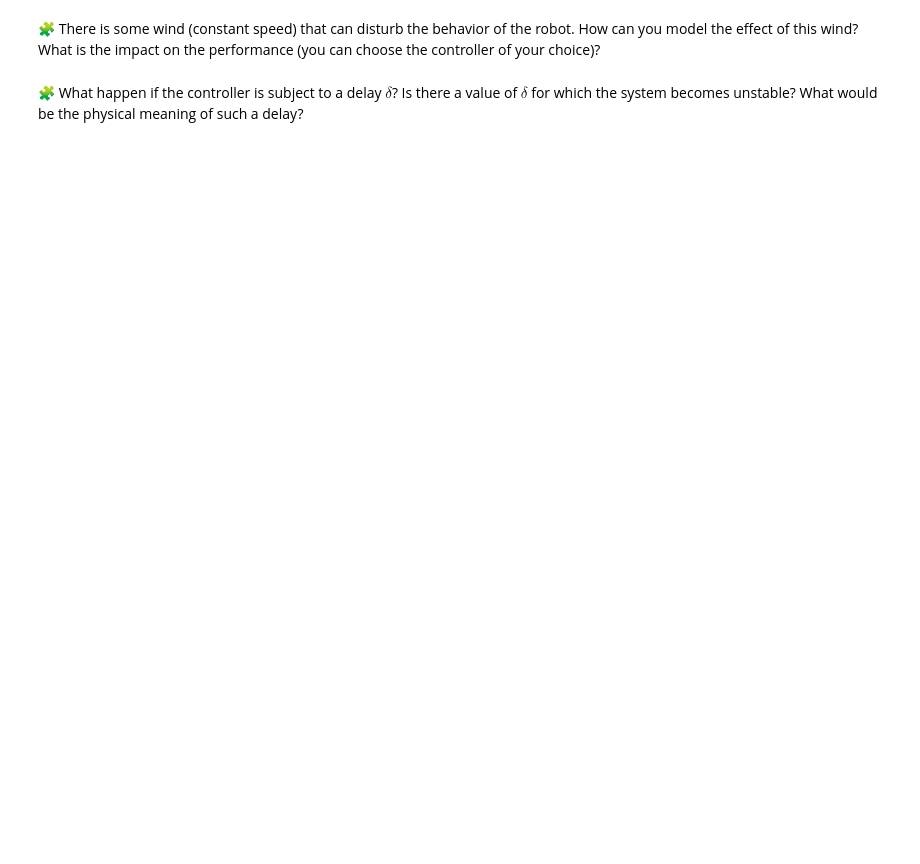
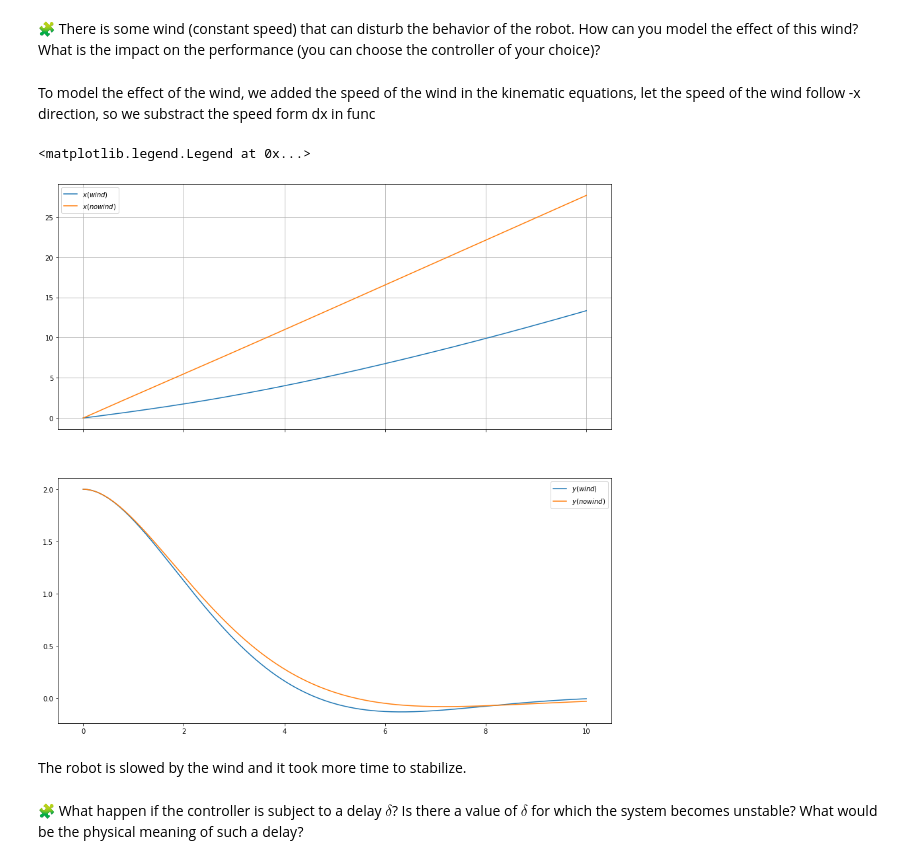
Before and after one commit to Ibtissame23/control-engineering-with-python-project-2021-2022, a Jupyter notebook: Project - Step 3.ipynb, the cells around one changed output. Cells and saved outputs as stored; diff of their text form; code cells hidden in the pictures; blank space fills up the shorter version.

```diff
--- a/Project - Step 3.ipynb
+++ b/Project - Step 3.ipynb
@@ -865,2 +862,58 @@ pass
+# %% [markdown]
+To model the effect of the wind, we added the speed of the wind in the kinematic equations, let the speed of the wind follow -x direction, so we substract the speed form dx in func
+# %%
+Q=np.eye(3)
+R_=np.eye(2)
+Pi = linalg.solve_continuous_are(A, B, Q, R_)
+K = inv(R_) @ B.T @ Pi
+
+fig=figure(figsize=(15, 15))
+ax1,ax2= fig.subplots(2, 1, sharex=True)
+
+
+speed_const=2
+def fun(t, xytheta):
+    x, y, theta = xytheta
+    omega_l, omega_r = omega(t, xytheta)
+    dx = R * 0.5 * (omega_l + omega_r) * cos(theta)-speed_const
+    dy = R * 0.5 * (omega_l + omega_r) * sin(theta)
+    dtheta = R * (omega_r - omega_l) / D
+    return array([dx, dy, dtheta])
+
+
+r = solve_ivp(fun=fun,t_span=[0,tf],y0=[0,2,0],dense_output=True, rtol=1e-6, atol=1e-12)
+
+x, y, theta = r["sol"](t)
+
+
+ax1.grid(True)
+ax1.plot(t, x, label="$x(wind)$")
+ax2.plot(t, y, label="$y(wind)$")
+
+
+def fun(t, xytheta):
+    x, y, theta = xytheta
+    omega_l, omega_r = omega(t, xytheta)
+    dx = R * 0.5 * (omega_l + omega_r) * cos(theta)
+    dy = R * 0.5 * (omega_l + omega_r) * sin(theta)
+    dtheta = R * (omega_r - omega_l) / D
+    return array([dx, dy, dtheta])
+
+
+r = solve_ivp(fun=fun,t_span=[0,tf],y0=[0,2,0],dense_output=True, rtol=1e-6, atol=1e-12)
+x_n, y_n, theta = r["sol"](t)
+
+ax1.plot(t, x_n, label="$x(nowind)$")
+ax2.plot(t, y_n, label="$y(nowind)$")
+
+
+
+ax1.legend()
+ax2.legend()
+# %% [output]
+<matplotlib.legend.Legend at 0x...>
+[figure, added]
+# %% [markdown]
+The robot is slowed by the wind and it took more time to stabilize.
 # %% [markdown]
 🧩 What happen if the controller is subject to a delay $\delta$? Is there a value of $\delta$ for which the system becomes unstable? What would be the physical meaning of such a delay?
```
Also changed, not shown: parts of 16 cells of this notebook.
